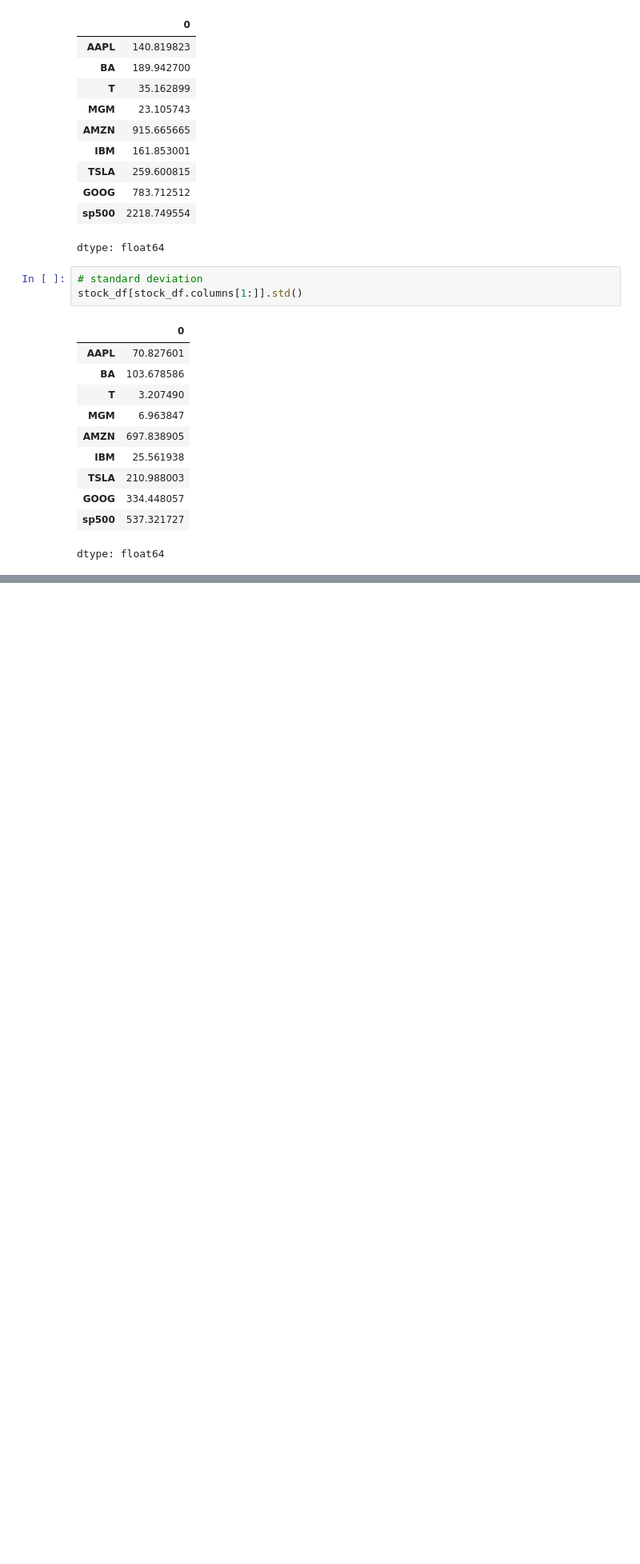
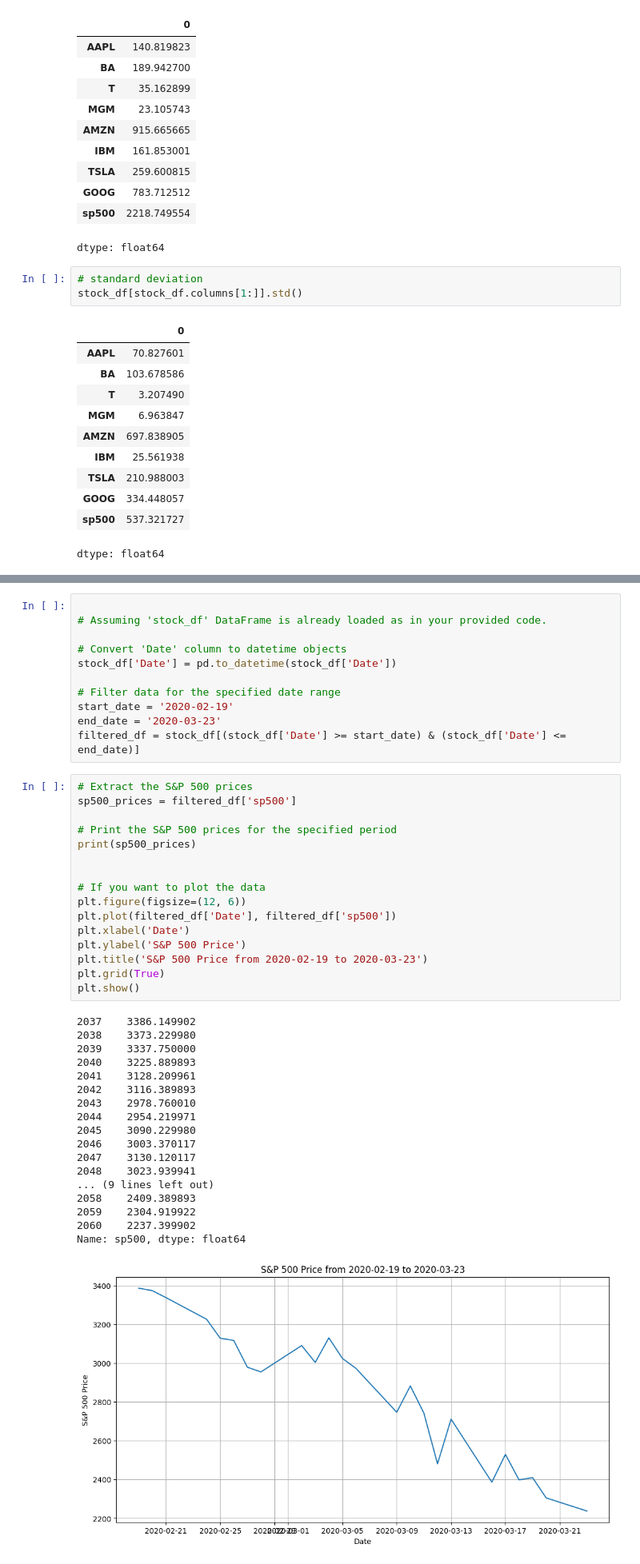
Before and after one commit to deddyandri/stocks-data-analysis, a Jupyter notebook: Stocks Data Analysis.ipynb, the cells around one changed output, grey strips where cells are left out. Shown at 80% size. Saved outputs shown, nothing was run; the diff lists cells and outputs as text; blank space fills up the shorter version.

```diff
--- a/Stocks Data Analysis.ipynb
+++ b/Stocks Data Analysis.ipynb
@@ -119,0 +238,46 @@ stock_df.describe()
+# %%
+
+# Assuming 'stock_df' DataFrame is already loaded as in your provided code.
+
+# Convert 'Date' column to datetime objects
+stock_df['Date'] = pd.to_datetime(stock_df['Date'])
+
+# Filter data for the specified date range
+start_date = '2020-02-19'
+end_date = '2020-03-23'
+filtered_df = stock_df[(stock_df['Date'] >= start_date) & (stock_df['Date'] <= end_date)]
+# %%
+# Extract the S&P 500 prices
+sp500_prices = filtered_df['sp500']
+
+# Print the S&P 500 prices for the specified period
+print(sp500_prices)
+
+
+# If you want to plot the data
+plt.figure(figsize=(12, 6))
+plt.plot(filtered_df['Date'], filtered_df['sp500'])
+plt.xlabel('Date')
+plt.ylabel('S&P 500 Price')
+plt.title('S&P 500 Price from 2020-02-19 to 2020-03-23')
+plt.grid(True)
+plt.show()
+# %% [output]
+2037    3386.149902
+2038    3373.229980
+2039    3337.750000
+2040    3225.889893
+2041    3128.209961
+2042    3116.389893
+2043    2978.760010
+2044    2954.219971
+2045    3090.229980
+2046    3003.370117
+2047    3130.120117
+2048    3023.939941
+... (9 lines left out)
+2058    2409.389893
+2059    2304.919922
+2060    2237.399902
+Name: sp500, dtype: float64
+[figure, added]
```
Also changed, not shown: parts of 18 cells of this notebook.
